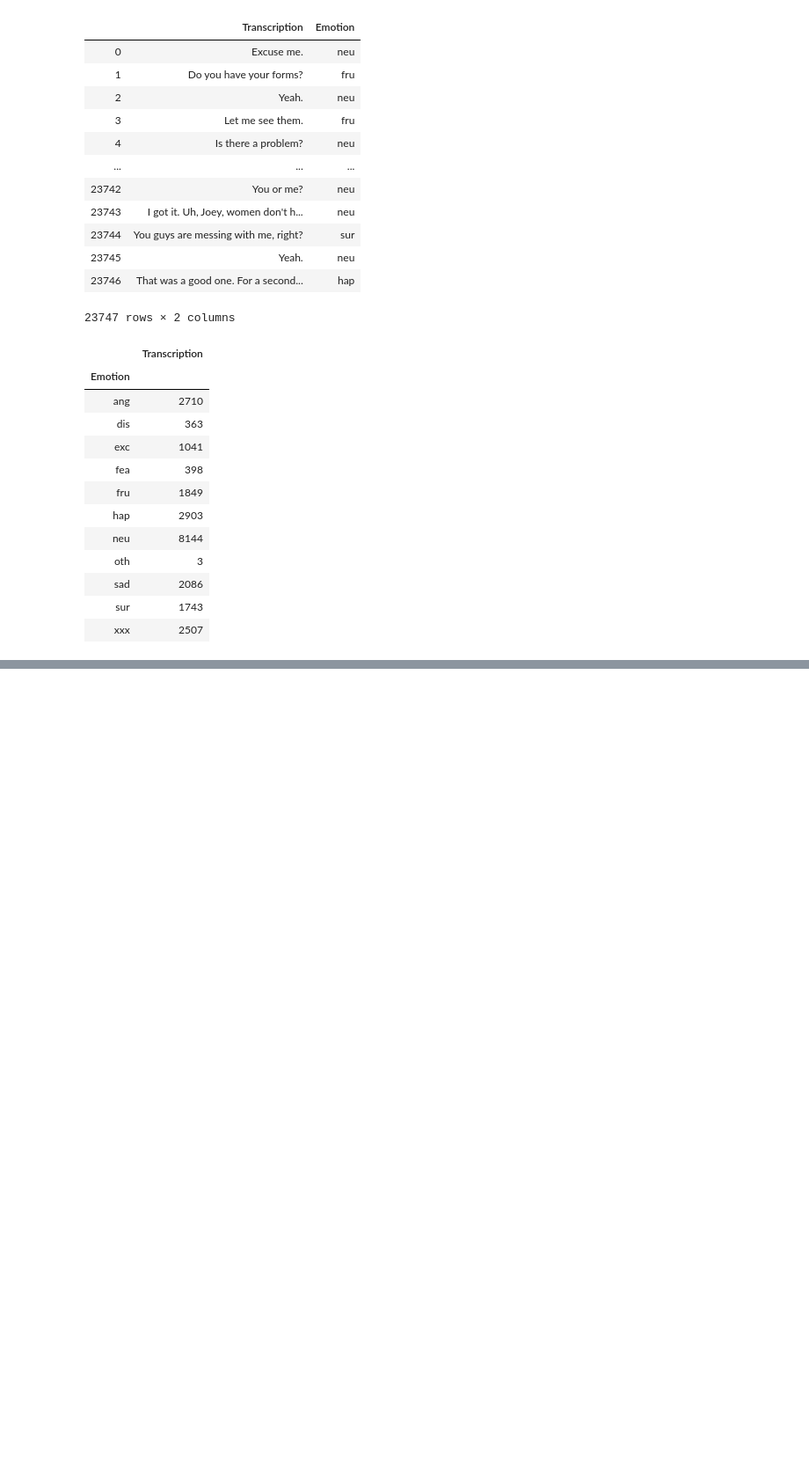
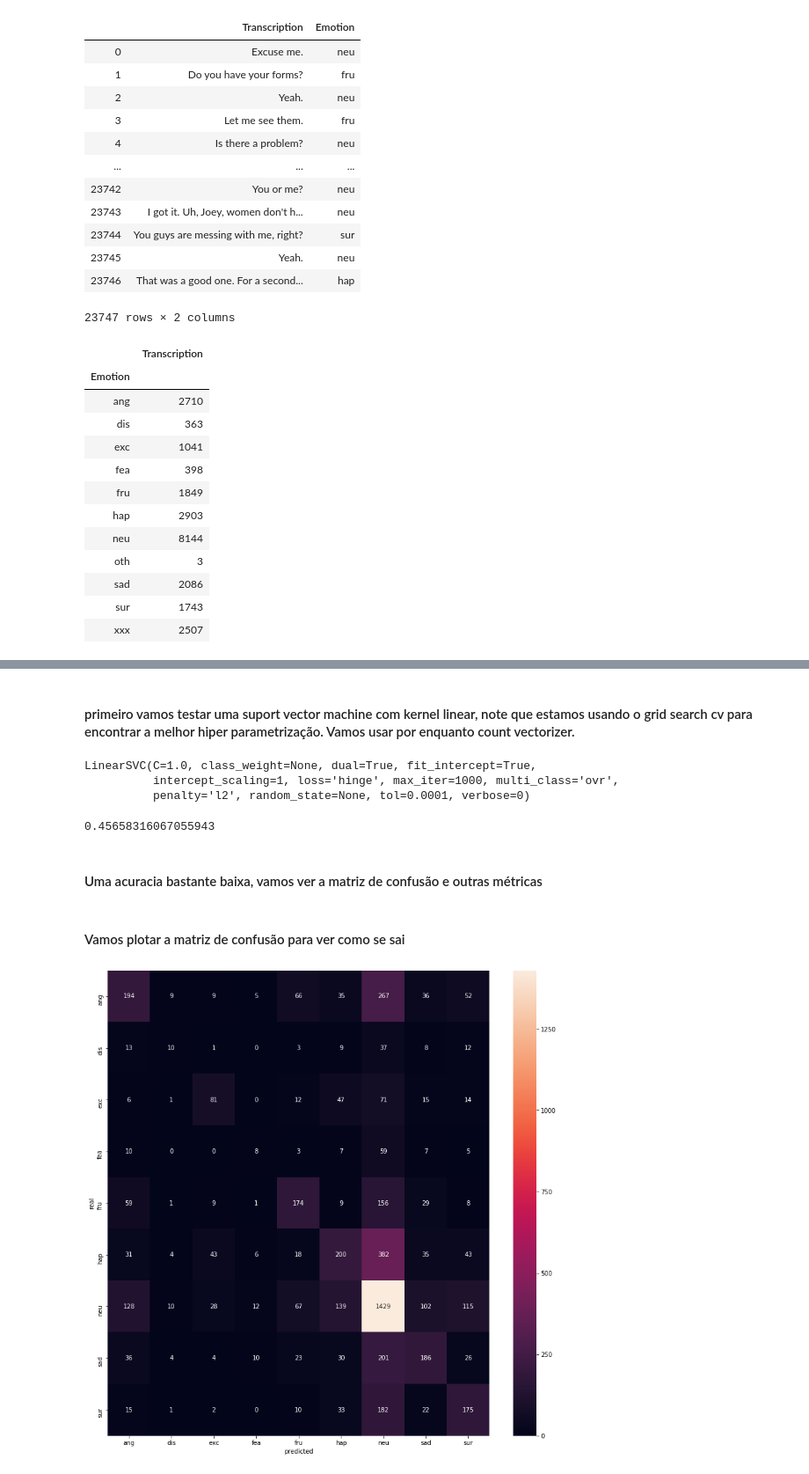
Before and after one commit to wineone/AnaliseBasicaNpl, a Jupyter notebook: semana4/IemocapMeld.ipynb, the cells around one changed output, grey strips where cells are left out. Shown at 88% size. Cells and saved outputs as stored; diff of their text form; code cells hidden in the pictures; blank space fills up the shorter version.

```diff
--- a/semana4/IemocapMeld.ipynb
+++ b/semana4/IemocapMeld.ipynb
@@ -167,0 +330,2 @@ mergedIemocapMeld.groupby("Emotion").count()
+# %% [markdown]
+#### primeiro vamos testar uma suport vector machine com kernel linear, note que estamos usando o grid search cv para encontrar a melhor hiper parametrização. Vamos usar por enquanto count vectorizer.
@@ -167,0 +334,50 @@ mergedIemocapMeld.groupby("Emotion").count()
+# %%
+count = CountVectorizer(ngram_range=(1,2))
+xtrain_matrix = count.fit_transform(xtrain)
+xtest_matrix = count.transform(xtest)
+# %%
+dici = {"penalty":["l2"],"loss":["hinge","squared_hinge"]}
+
+grid = GridSearchCV(LinearSVC(),param_grid=dici)
+
+grid.fit(xtrain_matrix,ytrain_right)
+
+grid.best_estimator_
+# %% [output]
+LinearSVC(C=1.0, class_weight=None, dual=True, fit_intercept=True,
+          intercept_scaling=1, loss='hinge', max_iter=1000, multi_class='ovr',
+          penalty='l2', random_state=None, tol=0.0001, verbose=0)
+# %%
+grid.best_score_
+# %% [output]
+0.45658316067055943
+# %% [markdown]
+#### Uma acuracia bastante baixa, vamos ver a matriz de confusão e outras métricas
+# %%
+model = LinearSVC(C=1.0, class_weight=None, dual=True, fit_intercept=True,
+          intercept_scaling=1, loss='hinge', max_iter=1000, multi_class='ovr',
+          penalty='l2', random_state=None, tol=0.0001, verbose=0)
+# %%
+model.fit(xtrain_matrix, ytrain_right)
+
+output = model.predict(ytest_matrix)
+# %% [markdown]
+#### Vamos plotar a matriz de confusão para ver como se sai
+# %%
+plt.figure(figsize=(14, 14))
+cm = confusion_matrix(ytest_right,output)
+
+cm = pd.DataFrame(cm,index = ["ang","dis","exc","fea","fru","hap","neu","sad","sur"],columns = ["ang","dis","exc","fea","fru","hap","neu","sad","sur"])
+
+ax = sn.heatmap(cm,annot=True,fmt="d")
+
+bottom, top = ax.get_ylim()
+
+ax.set_ylim(bottom + 0.5, top - 0.5)
+
+plt.xlabel("predicted")
+plt.ylabel("real")
+
+plt.show()
+# %% [output]
+[figure, added]
```
Also changed, not shown: parts of 45 cells of this notebook, 1 other file.
